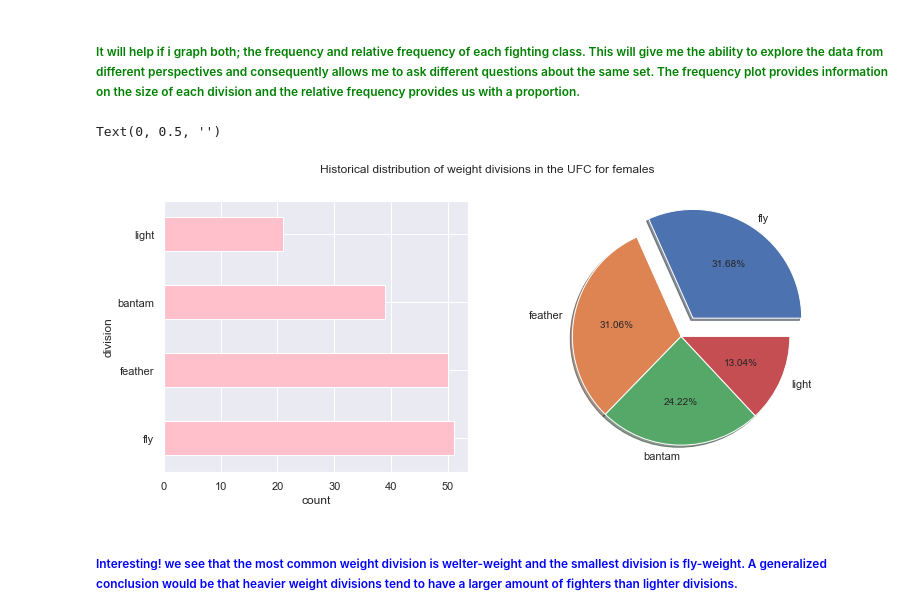
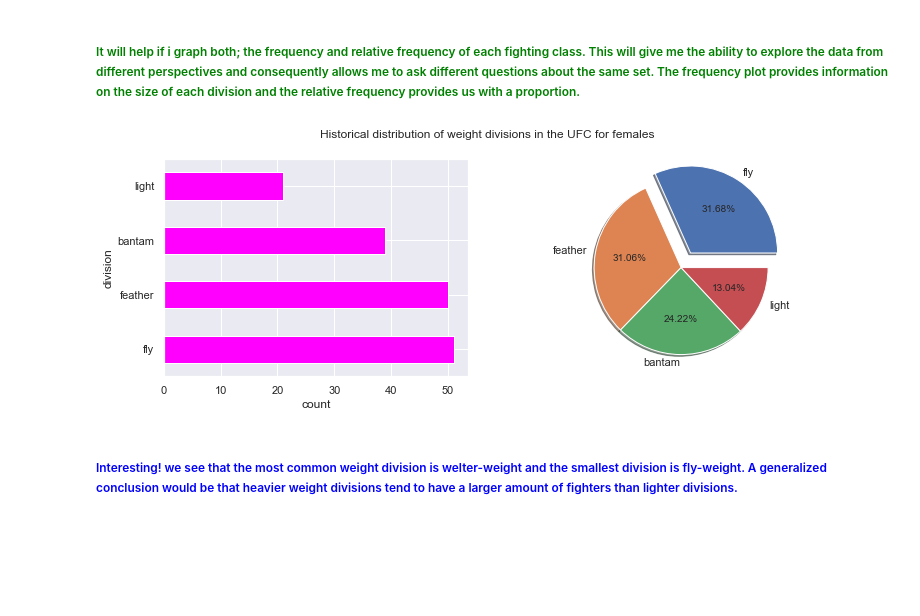
Before and after one commit to egarcia11/ufc_data_analysis, a Jupyter notebook: introductory_analysis.ipynb, the cells around one changed output. Saved outputs shown, nothing was run; the diff lists cells and outputs as text; code cells hidden in the pictures; blank space fills up the shorter version.

```diff
--- a/introductory_analysis.ipynb
+++ b/introductory_analysis.ipynb
@@ -134,20 +134,19 @@ malesFrame = fighterFrame[(fighterFrame.sex == 'M')\
 # %%
 #Females
 #setting up figure configuration
-fig1, axes1 = plt.subplots(nrows=1,ncols=2,figsize=(12,5))
+fig1, axes1 = plt.subplots(nrows=1,ncols=2,figsize=(12,4))
 fig1.suptitle('Historical distribution of weight divisions in the UFC for females')
 axes1[0].set_ylabel('division')
 axes1[0].set_xlabel('count')
 
 #plotting
-femalesFrame.division.value_counts().plot.barh(color="pink", ax=axes1[0])
+femalesFrame.division.value_counts().plot.barh(color="magenta", ax=axes1[0])
 
 femalesFrame.division.value_counts(normalize=True,dropna=True)\
 .plot.pie(shadow=True,explode=[.2,0,0,0],ax=axes1[1],autopct='%.2f%%')
-axes1[1].set_ylabel('')
+axes1[1].set_ylabel('');
 # %% [output]
-Text(0, 0.5, '')
-[figure, old version]
+[figure, new version]
 # %% [markdown]
 <h6 style="color:blue">
 Interesting! we see that the most common weight division is welter-weight and the smallest division is fly-weight.
```
Also changed, not shown: parts of 10 cells of this notebook.
